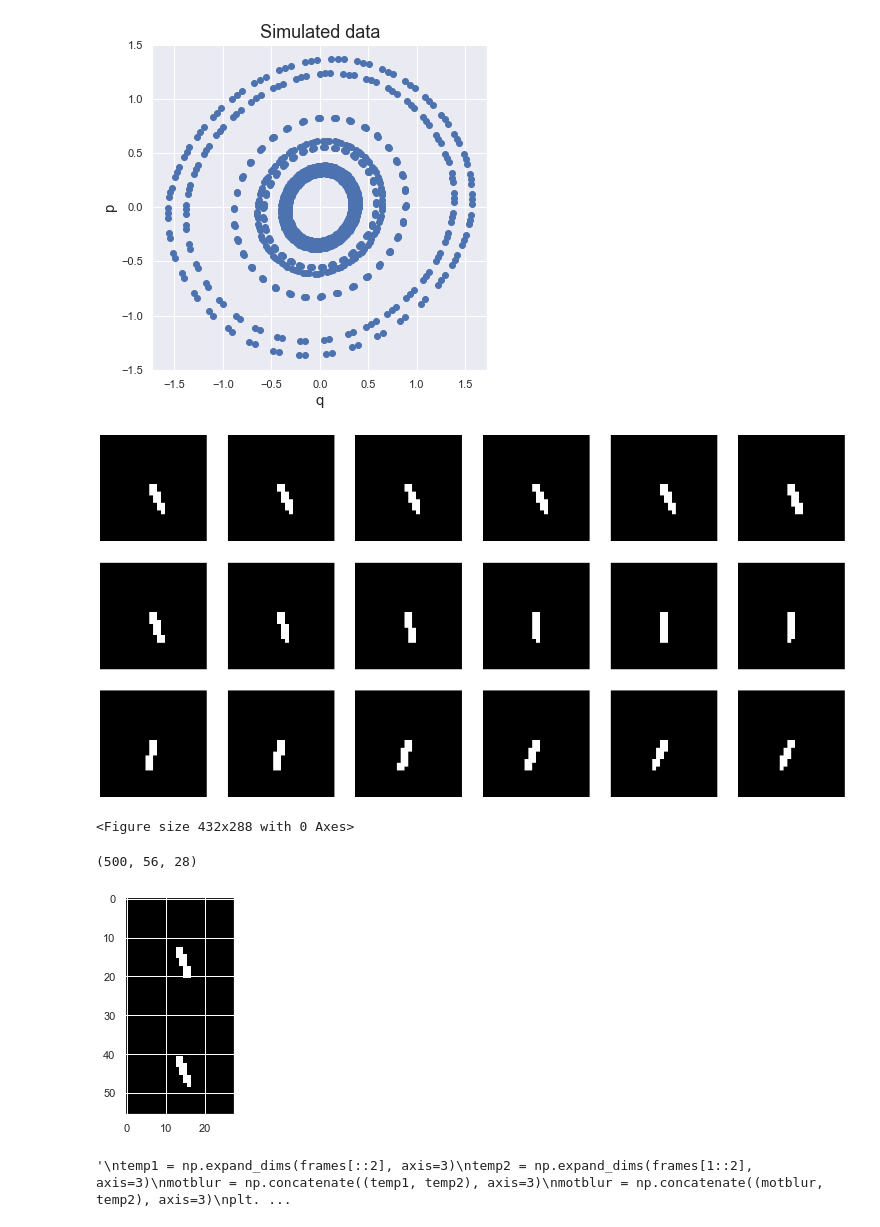
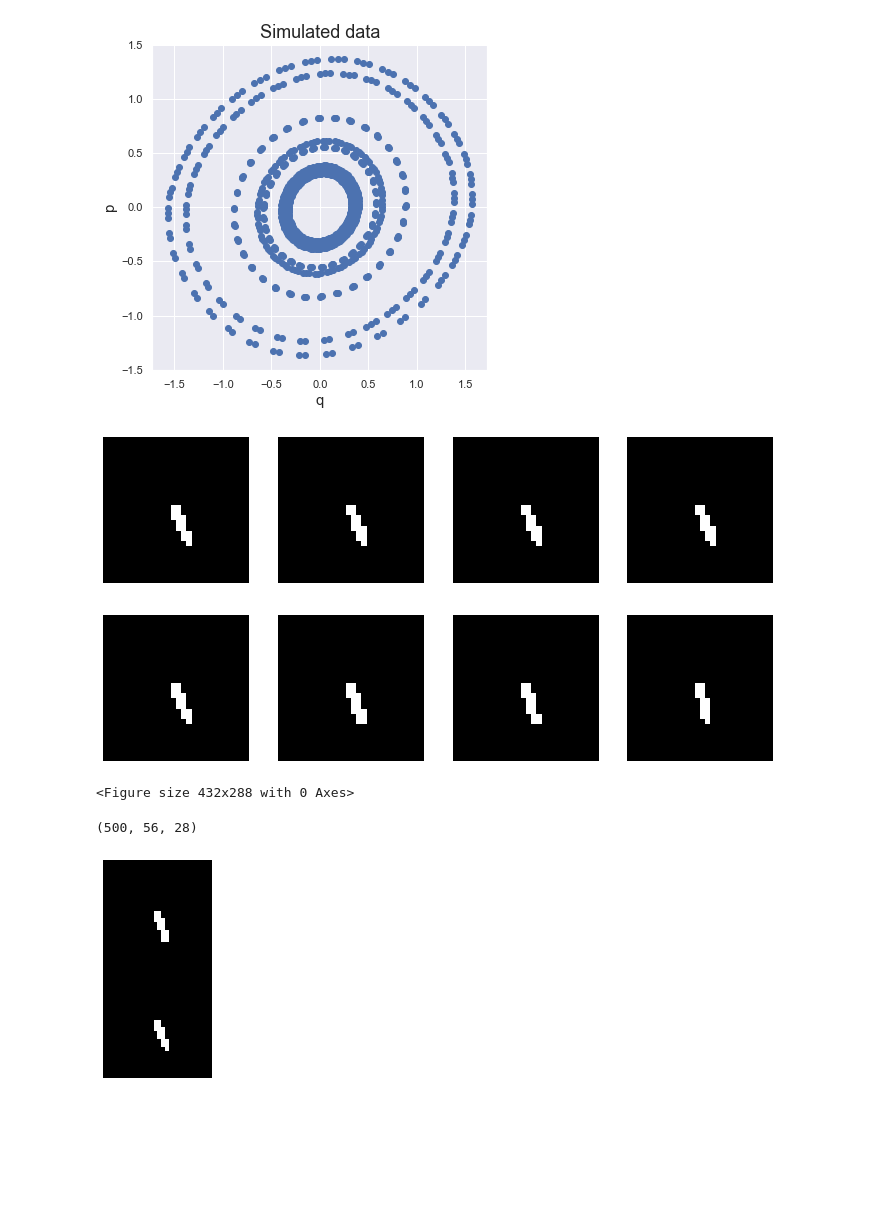
Before and after one commit to szmate00/home_projects, a Jupyter notebook: pendulum_embedding.ipynb, the cells around one changed output. Saved outputs shown, nothing was run; the diff lists cells and outputs as text; code cells hidden in the pictures; blank space fills up the shorter version.

```diff
--- a/pendulum_embedding.ipynb
+++ b/pendulum_embedding.ipynb
@@ -85,9 +85,9 @@ Text(0.5, 1.0, 'Simulated data')
 # %%
 w=10
 h=10
-fig=plt.figure(figsize=(24, 12))
-columns = 6
-rows = 3
+fig=plt.figure(figsize=(12, 6))
+columns = 4
+rows = 2
 for i in range(1, columns*rows +1):
     img = frames[i]
     fig.add_subplot(rows, columns, i)
@@ -96,24 +96,15 @@ for i in range(1, columns*rows +1):
 plt.show()
 plt.tight_layout()
 # %% [output]
-[figure, old version]
+[figure, new version]
 <Figure size 432x288 with 0 Axes>
 # %%
 concated = np.concatenate((frames[::2], frames[1::2]), axis=1)
 plt.imshow(concated[0], cmap='gray')
+plt.axis('off')
 concated.shape
 # %% [output]
 (500, 56, 28)
-[figure, old version]
+[figure, new version]
-# %%
-'''
-temp1 = np.expand_dims(frames[::2], axis=3)
-temp2 = np.expand_dims(frames[1::2], axis=3)
-motblur = np.concatenate((temp1, temp2), axis=3)
-motblur = np.concatenate((motblur, temp2), axis=3)
-plt.imshow(motblur[0])
-'''
-# %% [output]
-'\ntemp1 = np.expand_dims(frames[::2], axis=3)\ntemp2 = np.expand_dims(frames[1::2], axis=3)\nmotblur = np.concatenate((temp1, temp2), axis=3)\nmotblur = np.concatenate((motblur, temp2), axis=3)\nplt. ...
 # %%
 data = concated.reshape(int(trials * timesteps/2), 28*28*2)
```
Also changed, not shown: parts of 8 cells of this notebook, 1 other file.
